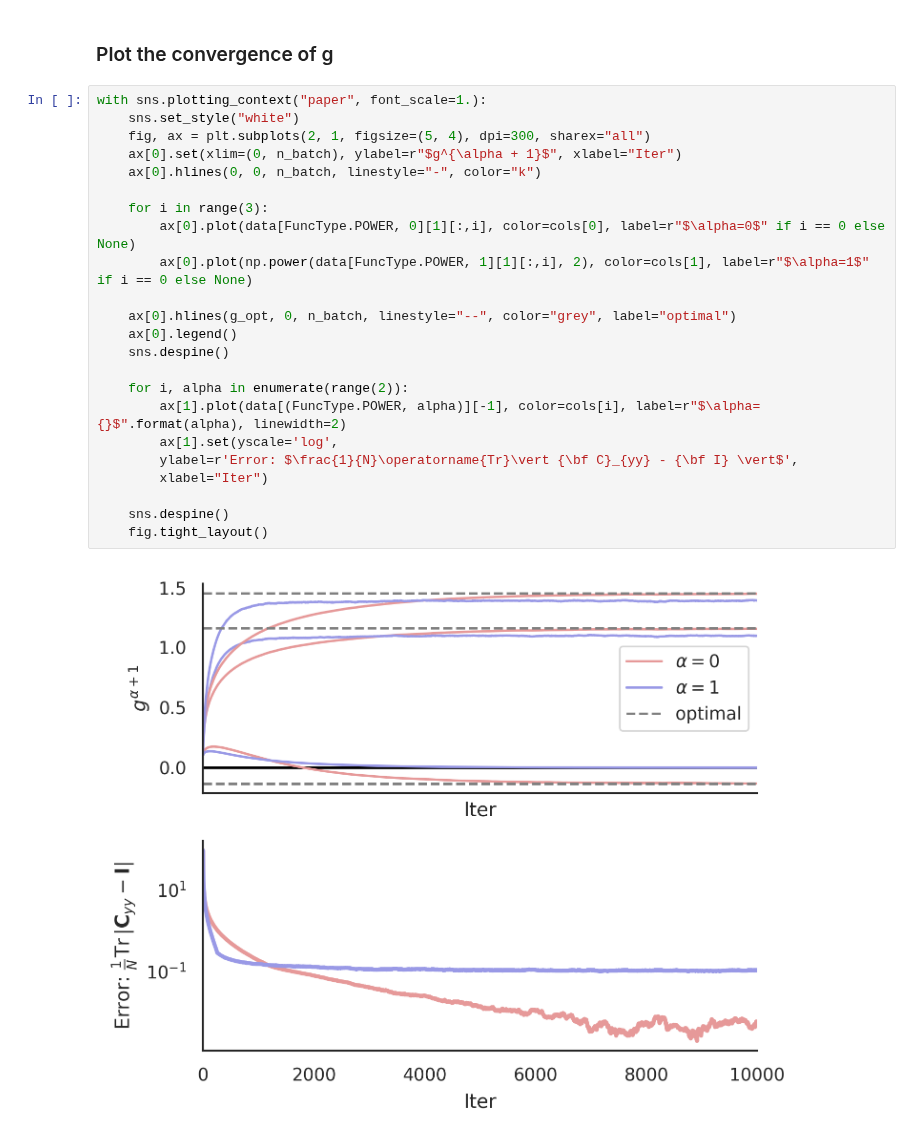
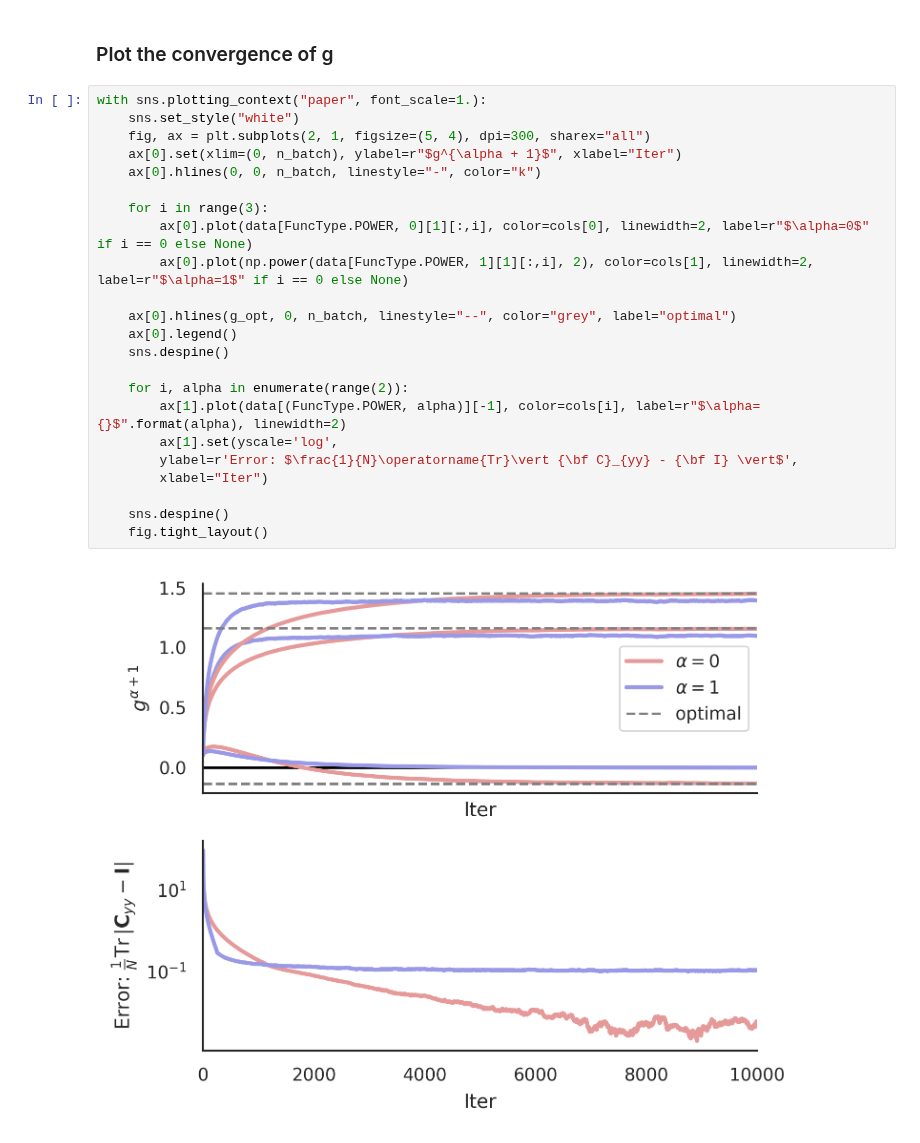
Before and after one commit to lyndond/frame_whitening, a Jupyter notebook: figures/soft_whitening_2d.ipynb, the cells around one changed output. Cells and saved outputs as stored; diff of their text form.

Commit message:
change linewidth

```diff
--- a/figures/soft_whitening_2d.ipynb
+++ b/figures/soft_whitening_2d.ipynb
@@ -111,25 +111,25 @@ with sns.plotting_context("paper", font_scale=1):
 # %%
 with sns.plotting_context("paper", font_scale=1.):
     sns.set_style("white")
     fig, ax = plt.subplots(2, 1, figsize=(5, 4), dpi=300, sharex="all")
     ax[0].set(xlim=(0, n_batch), ylabel=r"$g^{\alpha + 1}$", xlabel="Iter")
     ax[0].hlines(0, 0, n_batch, linestyle="-", color="k")
 
     for i in range(3):
-        ax[0].plot(data[FuncType.POWER, 0][1][:,i], color=cols[0], label=r"$\alpha=0$" if i == 0 else None)
-        ax[0].plot(np.power(data[FuncType.POWER, 1][1][:,i], 2), color=cols[1], label=r"$\alpha=1$" if i == 0 else None)
+        ax[0].plot(data[FuncType.POWER, 0][1][:,i], color=cols[0], linewidth=2, label=r"$\alpha=0$" if i == 0 else None)
+        ax[0].plot(np.power(data[FuncType.POWER, 1][1][:,i], 2), color=cols[1], linewidth=2, label=r"$\alpha=1$" if i == 0 else None)
 
     ax[0].hlines(g_opt, 0, n_batch, linestyle="--", color="grey", label="optimal")
     ax[0].legend()
     sns.despine()
 
     for i, alpha in enumerate(range(2)):
         ax[1].plot(data[(FuncType.POWER, alpha)][-1], color=cols[i], label=r"$\alpha={}$".format(alpha), linewidth=2)
         ax[1].set(yscale='log',
         ylabel=r'Error: $\frac{1}{N}\operatorname{Tr}\vert {\bf C}_{yy} - {\bf I} \vert$',
         xlabel="Iter")
 
     sns.despine()
     fig.tight_layout()
 # %% [output]
-[figure, old version]
+[figure, new version]
```
